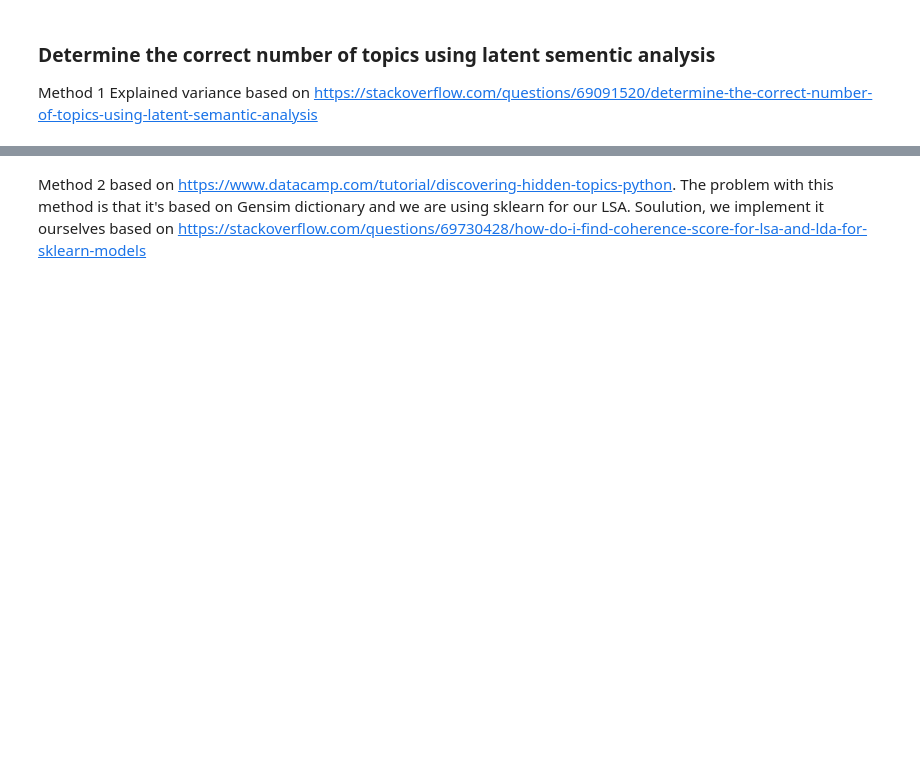
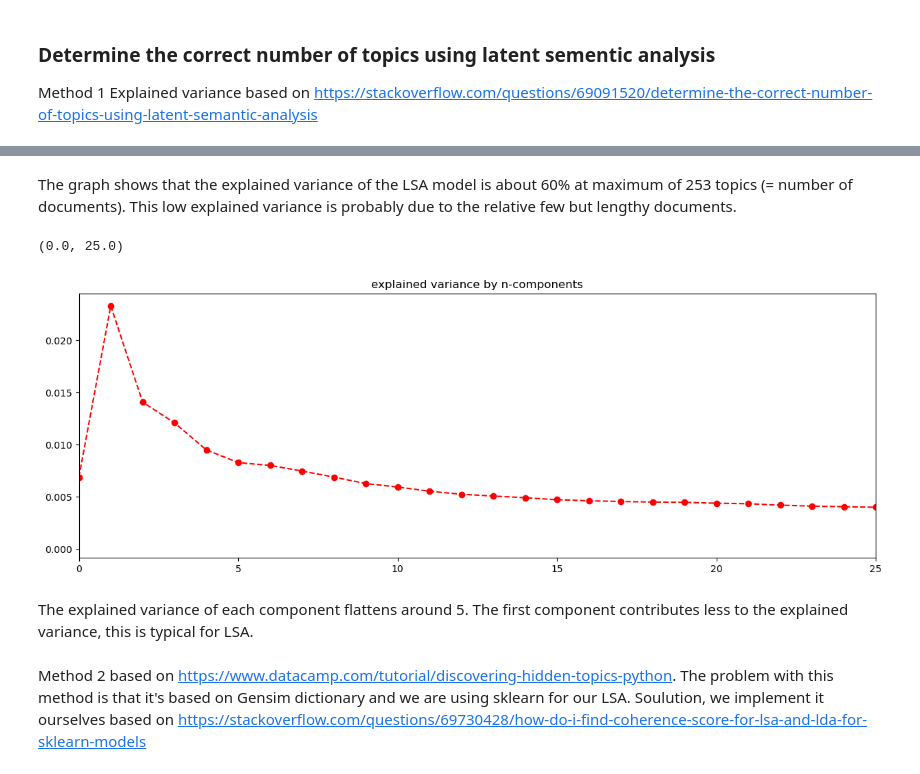
Before and after one commit to kjkoster/execute-enexis, a Jupyter notebook: notebooks/02 enexis governance -- LSA.ipynb, the cells around one changed output, grey strips where cells are left out. Saved outputs shown, nothing was run; the diff lists cells and outputs as text; code cells hidden in the pictures; blank space fills up the shorter version.

```diff
--- a/notebooks/02 enexis governance -- LSA.ipynb
+++ b/notebooks/02 enexis governance -- LSA.ipynb
@@ -428,3 +502,15 @@ plt.xlim(1, 400)
+# %% [markdown]
+The graph shows that the explained variance of the LSA model is about 60% at maximum of 253 topics (= number of documents). This low explained variance is probably due to the relative few but lengthy documents.
+# %%
+fig = plt.figure(figsize=(15, 5))
+plt.plot(range(0, len(lsa.explained_variance_)), lsa.explained_variance_, 'ro--')
+plt.title('explained variance by n-components')
+plt.xlim(0, 25) # zoom to 25 to see the changes in the first components
+# %% [output]
+(0.0, 25.0)
+[figure, added]
+# %% [markdown]
+The explained variance of each component flattens around 5. The first component contributes less to the explained variance, this is typical for LSA.
 # %% [markdown]
 Method 2 based on https://www.datacamp.com/tutorial/discovering-hidden-topics-python.
 The problem with this method is that it's based on Gensim dictionary and we are using sklearn for our LSA.
```
Also changed, not shown: parts of 35 cells of this notebook.
